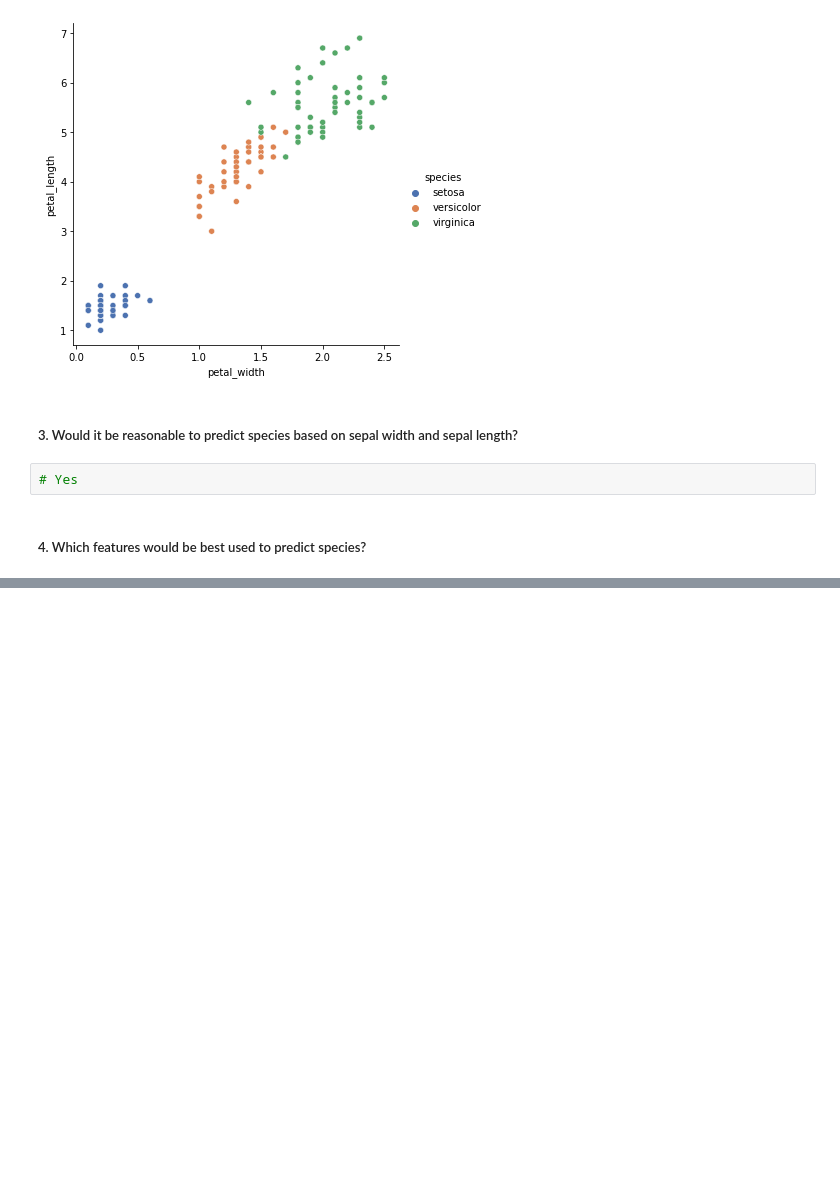
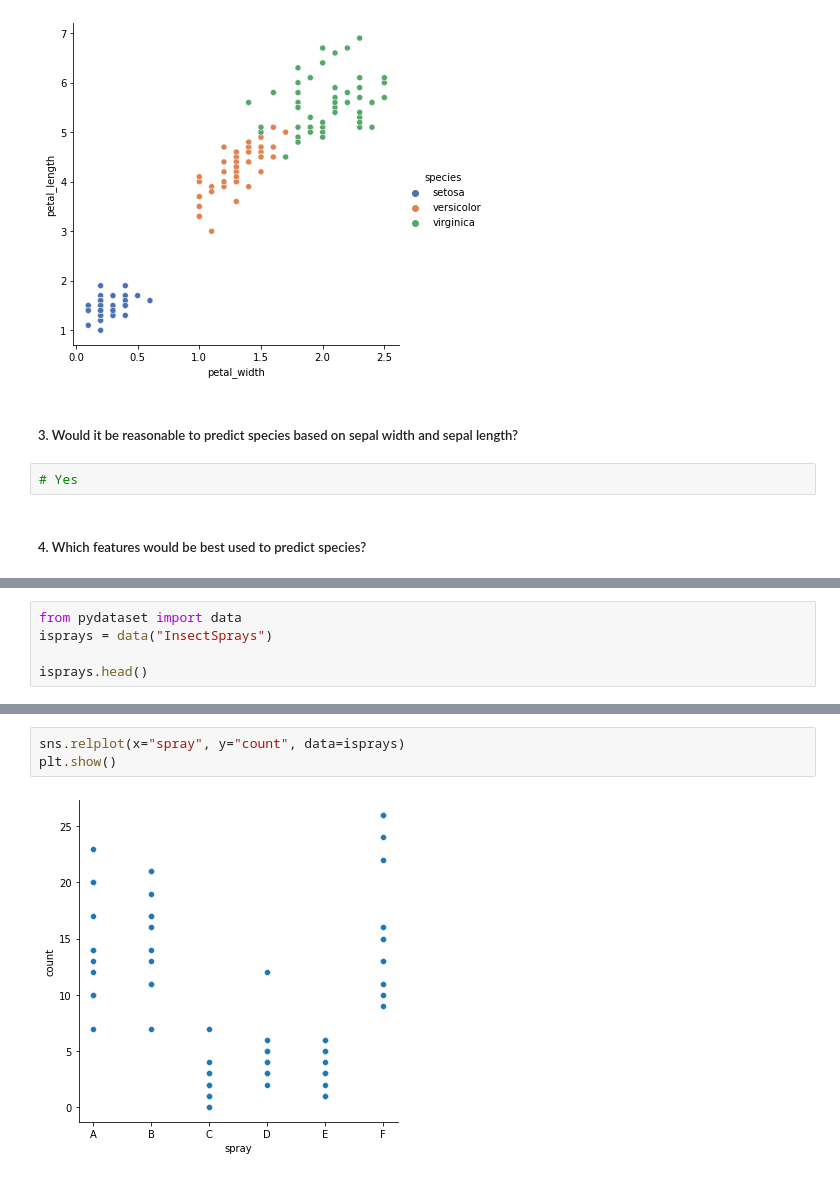
Before and after one commit to jeffakins/numpy_pandas_visualization_exercises, a Jupyter notebook: seaborn_exercises.ipynb, the cells around one changed output, grey strips where cells are left out. Drawn from its saved outputs; the diff is of its cells as text; blank space fills up the shorter version.

```diff
--- a/seaborn_exercises.ipynb
+++ b/seaborn_exercises.ipynb
@@ -51,0 +90,5 @@ plt.show()
+# %%
+from pydataset import data
+isprays = data("InsectSprays")
+
+isprays.head()
@@ -51,0 +102,5 @@ plt.show()
+# %%
+sns.relplot(x="spray", y="count", data=isprays)
+plt.show()
+# %% [output]
+[figure, added]
```
Also changed, not shown: parts of 11 cells of this notebook.
